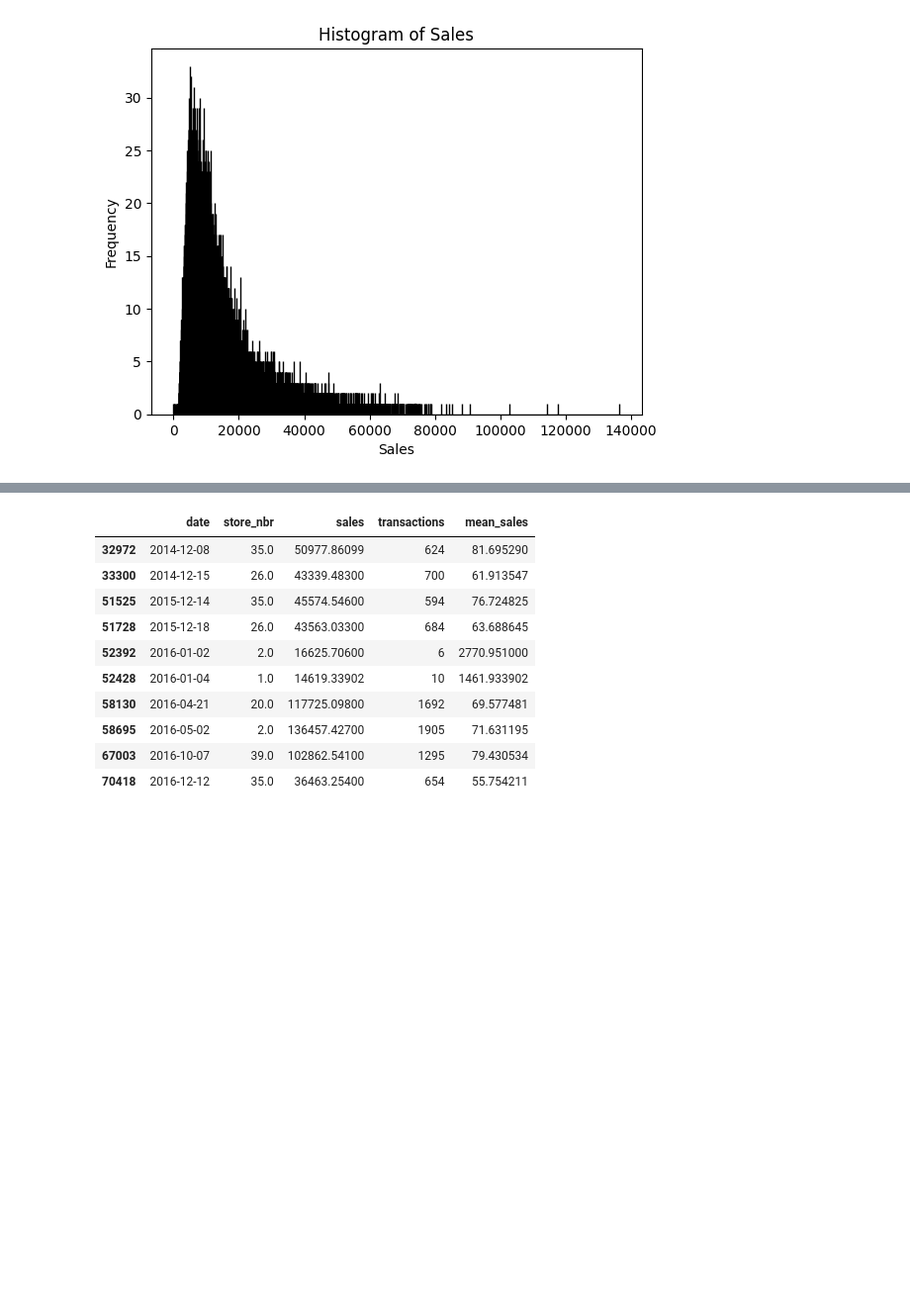
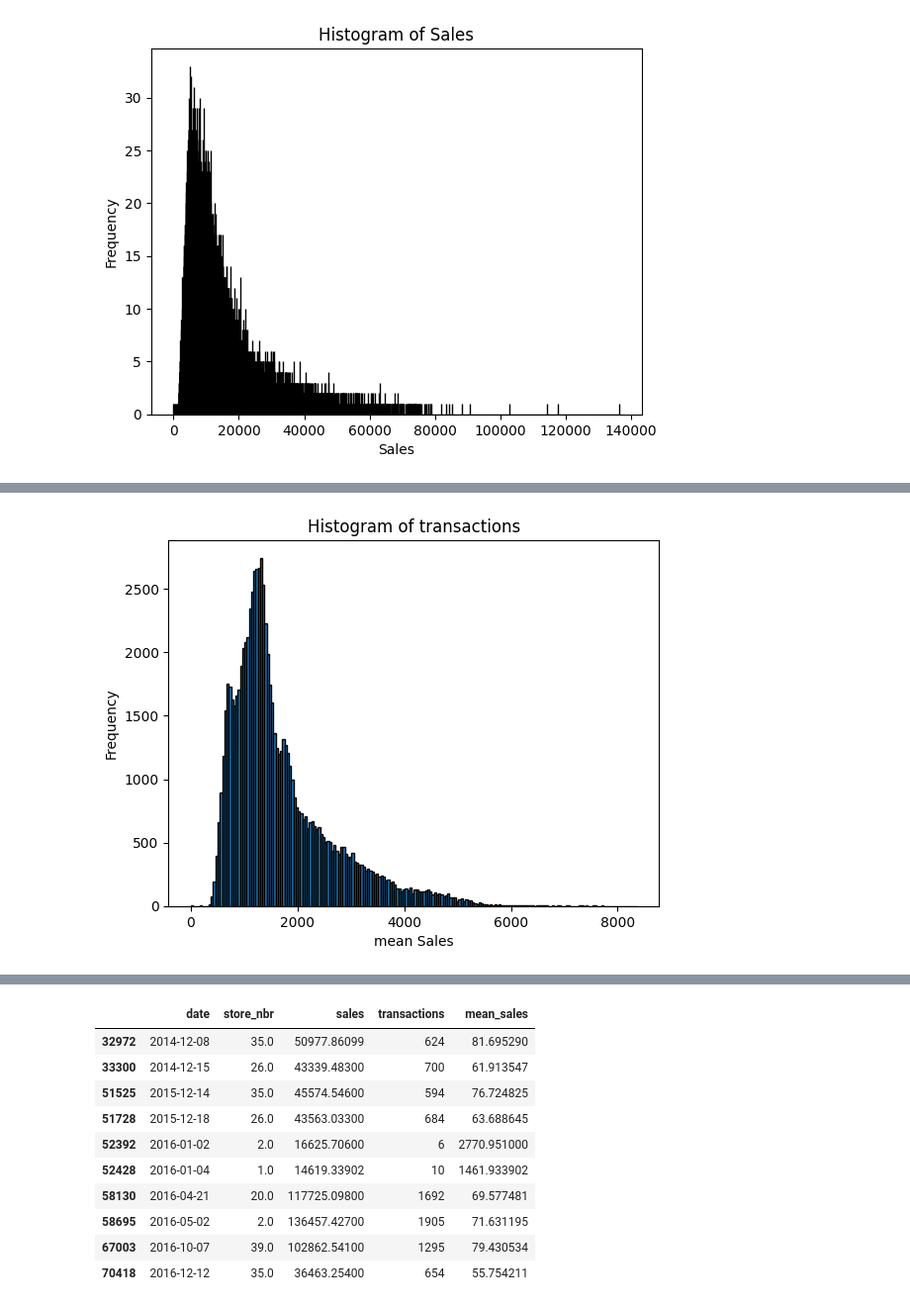
Before and after one commit to arielxinsu/Erdos_Grocery_Sales, a Jupyter notebook: price-forecast.ipynb, the cells around one changed output, grey strips where cells are left out. Shown at 99% size. Saved outputs shown, nothing was run; the diff lists cells and outputs as text; code cells hidden in the pictures; blank space fills up the shorter version.

```diff
--- a/price-forecast.ipynb
+++ b/price-forecast.ipynb
@@ -767,0 +768,15 @@ plt.show()
+# %%
+import matplotlib.pyplot as plt
+
+# Create a histogram with 50,000 bins
+plt.hist(result['transactions'], bins=200, edgecolor='black')
+
+# Add title and labels to the plot
+plt.title('Histogram of transactions')
+plt.xlabel('mean Sales')
+plt.ylabel('Frequency')
+
+# Show the plot
+plt.show()
+# %% [output]
+[figure, added]
```
Also changed, not shown: parts of 4 cells of this notebook.
